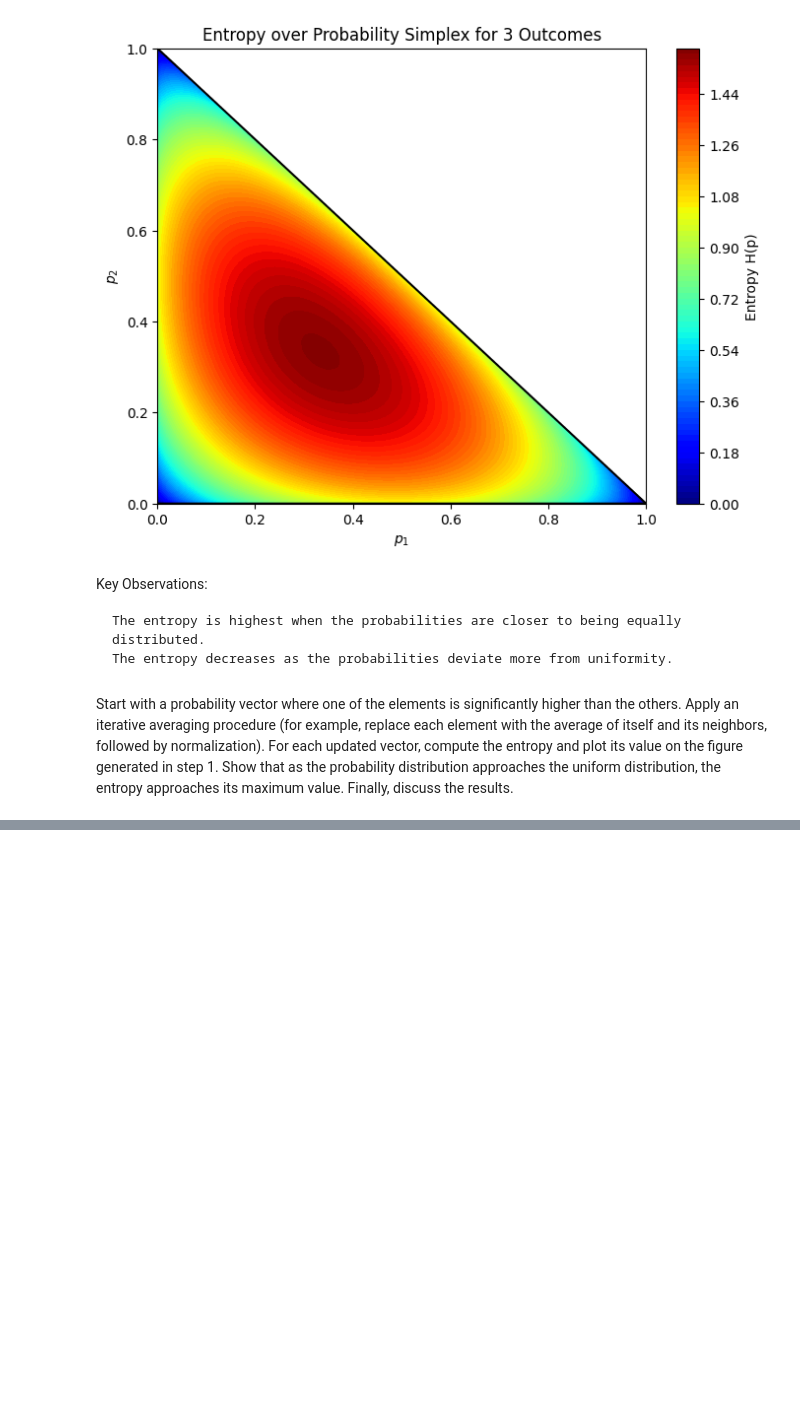
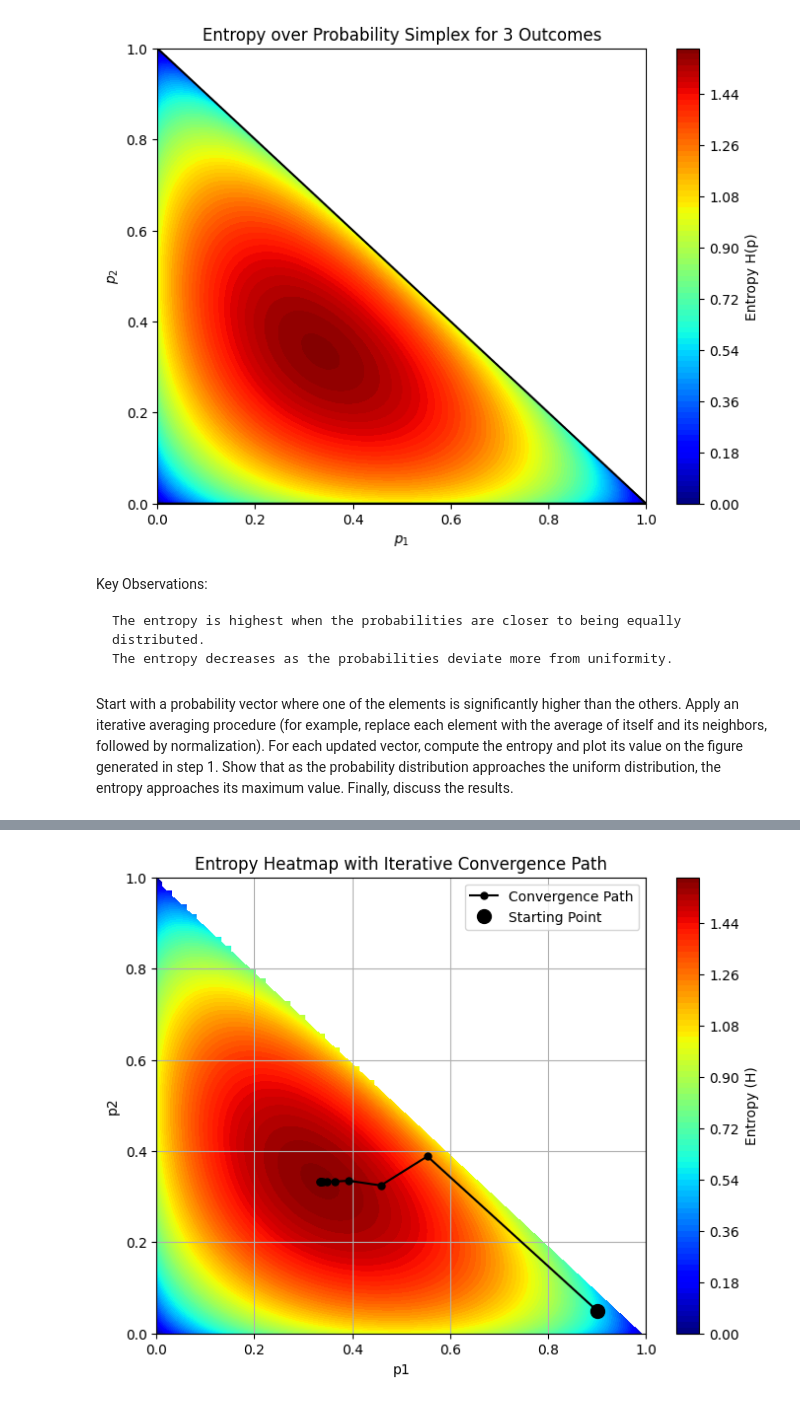
Before and after one commit to HMiry/info-theory, a Jupyter notebook: assignment1/exe1.ipynb, the cells around one changed output, grey strips where cells are left out. Cells and saved outputs as stored; diff of their text form; code cells hidden in the pictures; blank space fills up the shorter version.

```diff
--- a/assignment1/exe1.ipynb
+++ b/assignment1/exe1.ipynb
@@ -190,0 +70,96 @@ Iteration |   p1     |   p2     |   p3     | Entropy (bits)
+# %%
+import numpy as np
+import matplotlib.pyplot as plt
+
+# Define a function to compute entropy for a given probability vector [p1, p2, p3]
+def entropy(p):
+    p = np.clip(p, 1e-10, None)  # Avoid log(0)
+    return -np.sum(p * np.log2(p))  # Compute entropy over the last axis
+
+# Generate possible probability vectors for the heatmap
+p1_vals = np.linspace(0, 1, 100)
+p2_vals = np.linspace(0, 1, 100)
+p1, p2 = np.meshgrid(p1_vals, p2_vals)
+p3 = 1 - p1 - p2
+
+# Create a 3D array to hold p1, p2, p3 as the third dimension
+p = np.stack([p1, p2, p3], axis=2)
+
+# Mask invalid probability vectors where p3 < 0
+valid_mask = p3 >= 0
+
+entropy_vals = np.zeros_like(p1)
+for i in range(p1.shape[0]):
+    for j in range(p1.shape[1]):
+        if valid_mask[i, j]:
+            p_vec = [p1[i, j], p2[i, j], p3[i, j]]
+            entropy_vals[i, j] = entropy(p_vec)
+        else:
+            entropy_vals[i, j] = np.nan  # Set invalid regions to NaN
+
+
+# Initial probability vector where one element is significantly higher
+p_current = np.array([0.9, 0.05, 0.05])
+
+# Store the history of probability vectors and entropies for plotting and table
+history_p1 = [p_current[0]]
+history_p2 = [p_current[1]]
+history_p3 = [p_current[2]]
+history_entropy = [entropy(p_current)]
+iterations = 10  # Number of iterations
+
+# Define the averaging and normalization process
+def iterative_update(p):
+    # Averaging with neighbors
+    new_p = np.zeros_like(p)
+    new_p[0] = (p[0] + p[1]) / 2
+    new_p[1] = (p[0] + p[1] + p[2]) / 3
+    new_p[2] = (p[1] + p[2]) / 2
+    return new_p / np.sum(new_p)
+
+# Perform iterations
+for i in range(iterations):
+    # Update the probability vector
+    p_current = iterative_update(p_current)
+
+    # Store the current values of p1, p2, p3 and entropy
+    history_p1.append(p_current[0])
+    history_p2.append(p_current[1])
+    history_p3.append(p_current[2])
+    history_entropy.append(entropy(p_current))
+
+# Plot the heatmap and the convergence points
+plt.figure(figsize=(8, 6))
+plt.contourf(p1, p2, entropy_vals, cmap='jet', levels=100)
+plt.colorbar(label='Entropy (H)')
+
+# Plot the black dots and line for each step in the iterative process
+plt.plot(history_p1, history_p2, 'ko-', markersize=5, label='Convergence Path')  # Path in black
+
+# Plot the initial point with a larger black marker
+plt.plot(history_p1[0], history_p2[0], 'ko', markersize=10, label='Starting Point')  # Initial point in black
+
+# Labels and title
+plt.xlabel('p1')
+plt.ylabel('p2')
+plt.title('Entropy Heatmap with Iterative Convergence Path')
+plt.legend()
+plt.grid(True)
+plt.show()
+
+# Plot entropy over iterations
+plt.figure(figsize=(8, 6))
+plt.plot(range(iterations + 1), history_entropy, 'o-', color='blue', markersize=5)
+plt.xlabel('Iteration')
+plt.ylabel('Entropy $H(p)$')
+plt.title('Entropy Evolution During Iterative Averaging')
+plt.grid(True)
+plt.show()
+
+# Print table showing the evolution of p1, p2, p3 and entropy
+print('Iteration |   p1     |   p2     |   p3     | Entropy (bits)')
+print('-----------------------------------------------------------')
+for i in range(len(history_p1)):
+    print(f'{i:9d} | {history_p1[i]:7.4f} | {history_p2[i]:7.4f} | {history_p3[i]:7.4f} | {history_entropy[i]:13.4f}')
+# %% [output]
+[figure, added]
```
Also changed, not shown: parts of 2 cells of this notebook, 1 other file.
